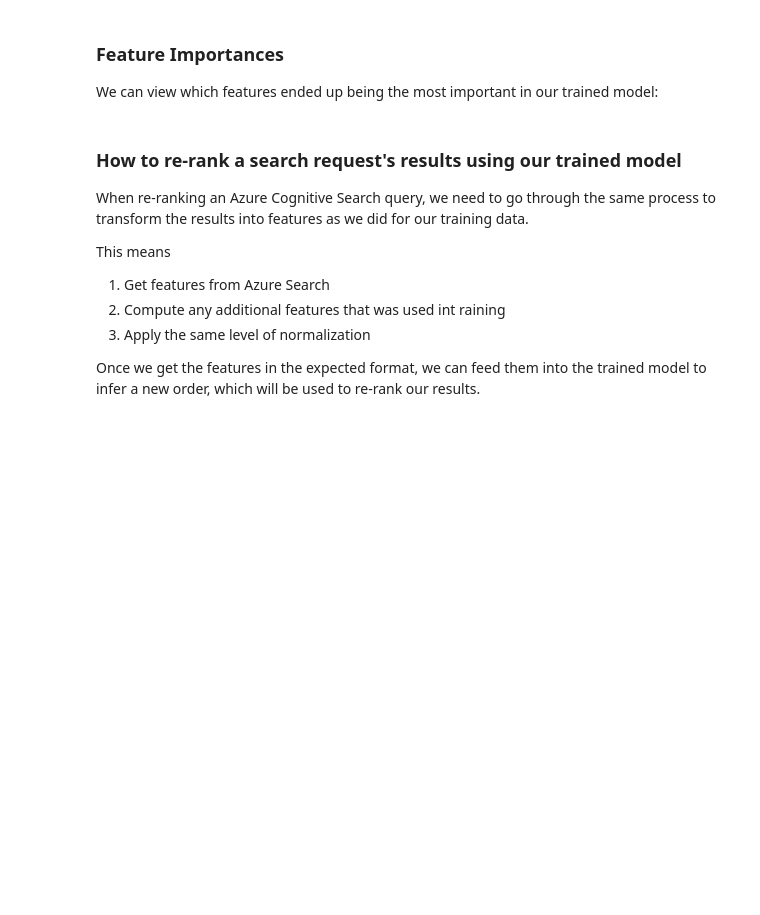
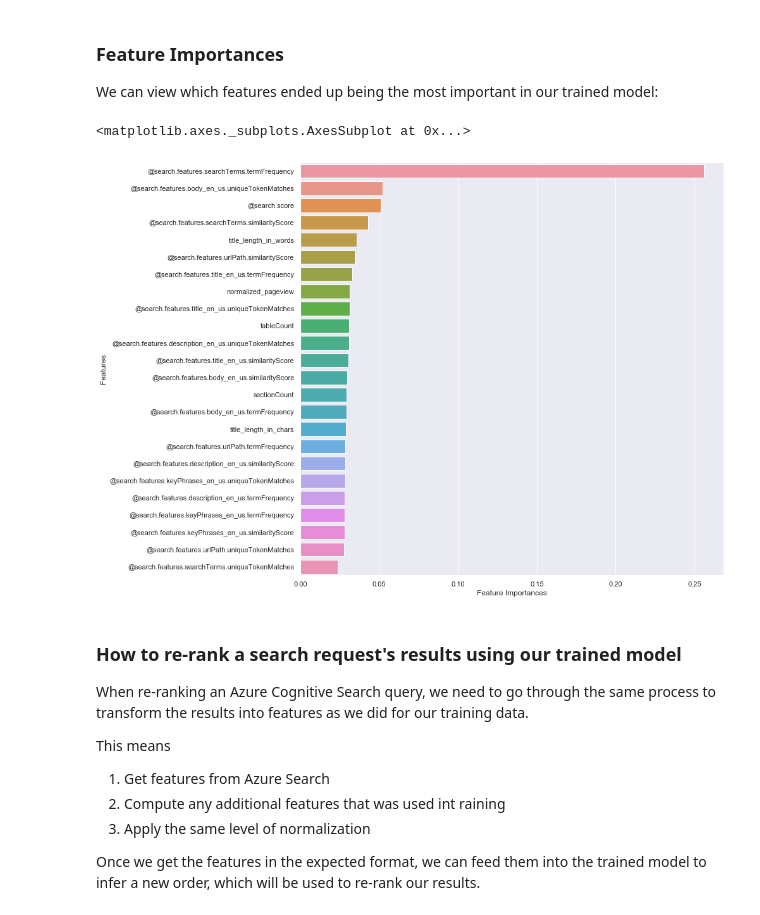
Before and after one commit to wenyangfu/wenyang-ltr, a Jupyter notebook: l2r_part2_experiment.ipynb, the cells around one changed output. Drawn from its saved outputs; the diff is of its cells as text; code cells hidden in the pictures; blank space fills up the shorter version.

```diff
--- a/l2r_part2_experiment.ipynb
+++ b/l2r_part2_experiment.ipynb
@@ -199,7 +258,14 @@ We can view which features ended up being the most important in our trained mode
 # %%
 feature_importances = dict(zip(X_train.columns, ranker.feature_importances_))
 feature_importances_sorted = {k: v for k, v in sorted(feature_importances.items(), key=lambda item: item[1], reverse=True)}
-feature_importances_sorted
+feature_importances_df = pd.DataFrame({'Features': list(feature_importances_sorted.keys()),
+                                       'Feature Importances': list(feature_importances_sorted.values())})
+ax, fig = plt.subplots(1, 1, figsize=(12,12))
+
+sns.barplot(y='Features', x='Feature Importances', data=feature_importances_df, orient='h')
+# %% [output]
+<matplotlib.axes._subplots.AxesSubplot at 0x...>
+[figure, added]
 # %% [markdown]
 ### How to re-rank a search request's results using our trained model
 When re-ranking an Azure Cognitive Search query, we need to go through the same process to transform the results into features as we did for our training data.
```
Also changed, not shown: parts of 7 cells of this notebook, 2 other files.
